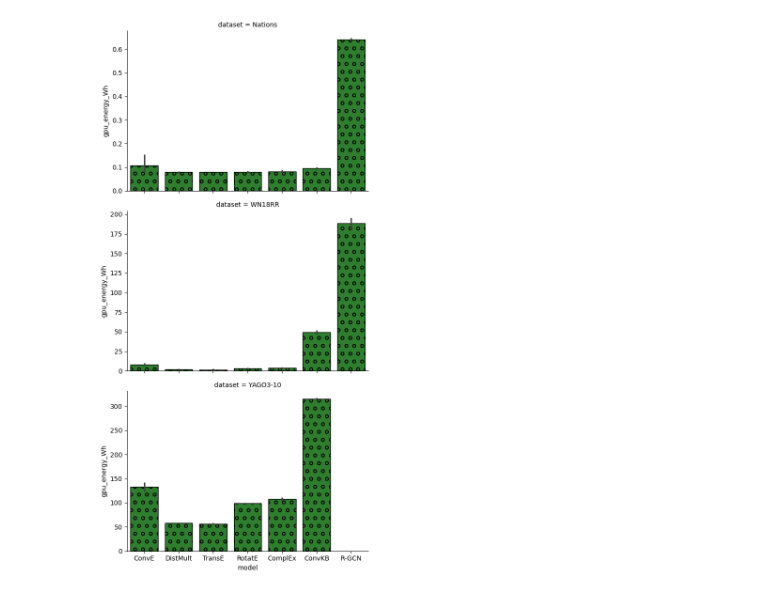
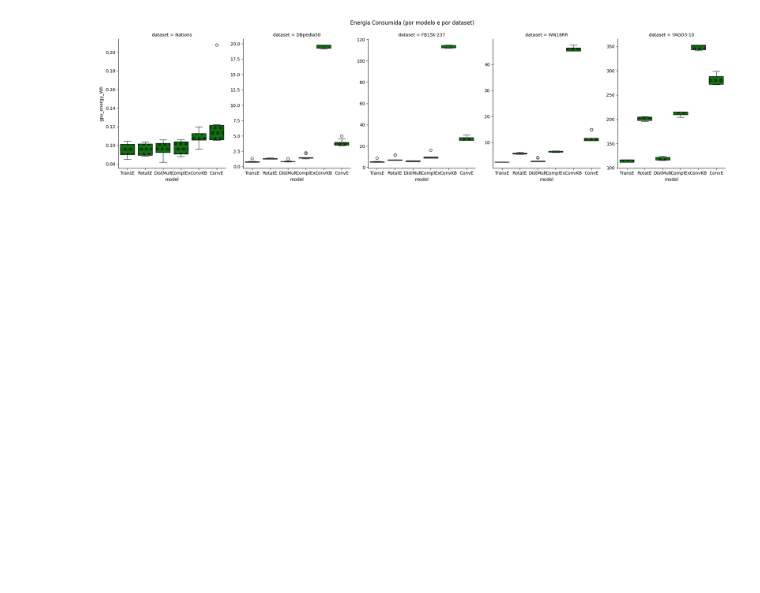
Before and after one commit to grkremer/perf_2026-1, a Jupyter notebook: plotting.ipynb, the cells around one changed output. Cells and saved outputs as stored; diff of their text form; code cells hidden in the pictures; blank space fills up the shorter version.

```diff
--- a/plotting.ipynb
+++ b/plotting.ipynb
@@ -6,5 +97,6 @@ import numpy as np
 # %%
-data = pd.concat([pd.read_csv('results/results_v18_a.csv'), pd.read_csv('results/results_v18_b.csv'), pd.read_csv('results/results_v18_c.csv'), pd.read_csv('results/results_v18_d.csv'), pd.read_csv('results/results_v18_e.csv')], ignore_index=True)
-data
+data = pd.concat([pd.read_csv('results/v_18_a.csv'), pd.read_csv('results/v_18_c.csv'), pd.read_csv('results/v_18_d.csv'), pd.read_csv('results/v_18_e.csv'),pd.read_csv('results/v_18_f.csv')], ignore_index=True)
+data.head(20)
+data['inference_time'] = data['inference_time'] * 1000
 # %% [output]
 |  | model | dataset | seed | epochs | train_time | eval_time | inference_time | mrr | hits@1 | hits@3 | ... |
@@ -33,3 +123,0 @@ sns.barplot(data_ram, x=data_ram.index, y='gpu_mem_peak_MB', hue='dataset', )
-# %%
-data = pd.concat([pd.read_csv('results/results_v14.csv')], ignore_index=True)
-data
@@ -79,5 +155,16 @@ g.map_dataframe(stacked_bar)
 # %%
-order = ["ConvE","DistMult","TransE","RotatE","ComplEx","ConvKB","R-GCN"]
-g = sns.FacetGrid(data = data, row='dataset', sharey=False, height=4, aspect=1.5)
-g.map(sns.barplot, "model", "inference_time", order=order, color='red')
+order = ["TransE","RotatE","DistMult","ComplEx","ConvKB","ConvE",]
+col_order = ["Nations", "DBpedia50", "FB15k-237", "WN18RR", "YAGO3-10"]
+#
+
+titulo = "Tempo de Inferencia (por modelo e por dataset)"
+g = sns.FacetGrid(data = data, col='dataset', col_order=col_order, sharey=True, height=5, aspect=0.8)
+g.map(sns.boxplot, "model", "inference_time", order=order, color ='red')
+g.fig.suptitle(titulo, y=1.05)
+g.set_ylabels('Tempo de Inferência (milissegundos)')
+g.set_xlabels('Modelo')
+
+# --- Execução ---
+analisar_performance_kge(df=data, metric='inference_time', less_is_better=True)
+plt.savefig('figs/inferencia.pdf',format='pdf', bbox_inches = 'tight', dpi=300)
 # %% [output]
@@ -86,13 +172,20 @@ g.map(sns.barplot, "model", "inference_time", order=order, color='red')
 # %%
-g = sns.FacetGrid(data=data, row='dataset', sharey=False, height=4, aspect=1.5)
-g.map(sns.barplot, "model", "gpu_energy_Wh", order=order, color='forestgreen')
+titulo = "Energia Consumida (por modelo e por dataset)"
+g = sns.FacetGrid(data = data, col='dataset', col_order=col_order, sharey=False, height=5, aspect=0.8)
+g.map(sns.boxplot, "model", "gpu_energy_Wh", order=order, color ='green')
+g.fig.suptitle(titulo, y=1.05)
+
+# --- Execução ---
+analisar_performance_kge(df=data, metric='gpu_energy_Wh', less_is_better=True)
 
 # Adicionar textura de bolinhas em todas as barras
 for ax in g.axes.flat:
     for bar in ax.patches:
         bar.set_hatch('o')   # textura de bolinhas
         bar.set_edgecolor("black")  # melhora contraste
 
+plt.savefig('figs/consumo.pdf',format='pdf', bbox_inches = 'tight', dpi=300)
 plt.show()
+analisar_performance_kge(df=data, metric='gpu_energy_Wh', less_is_better=True)
 # %% [output]
-[figure, old version]
+[figure, new version]
```
Also changed, not shown: parts of 18 cells of this notebook, 29 other files.
